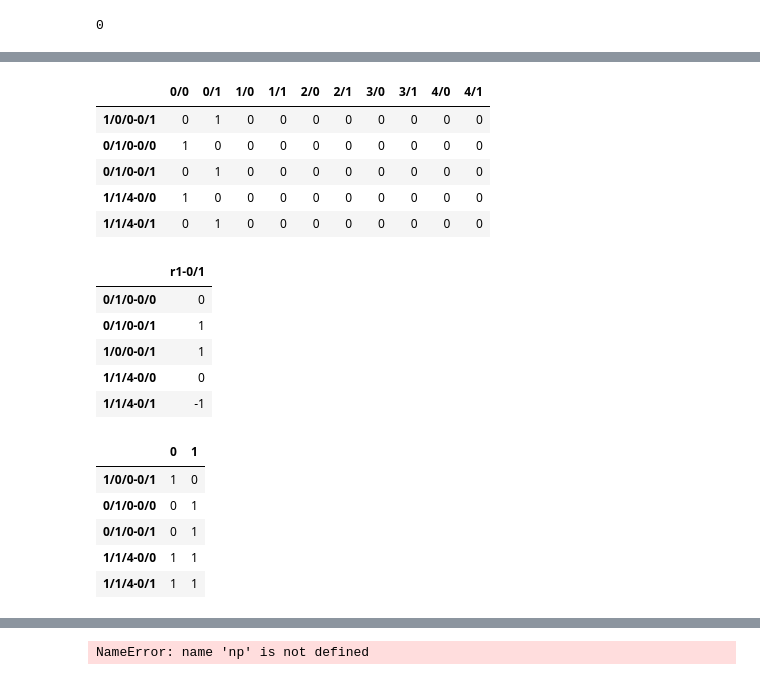
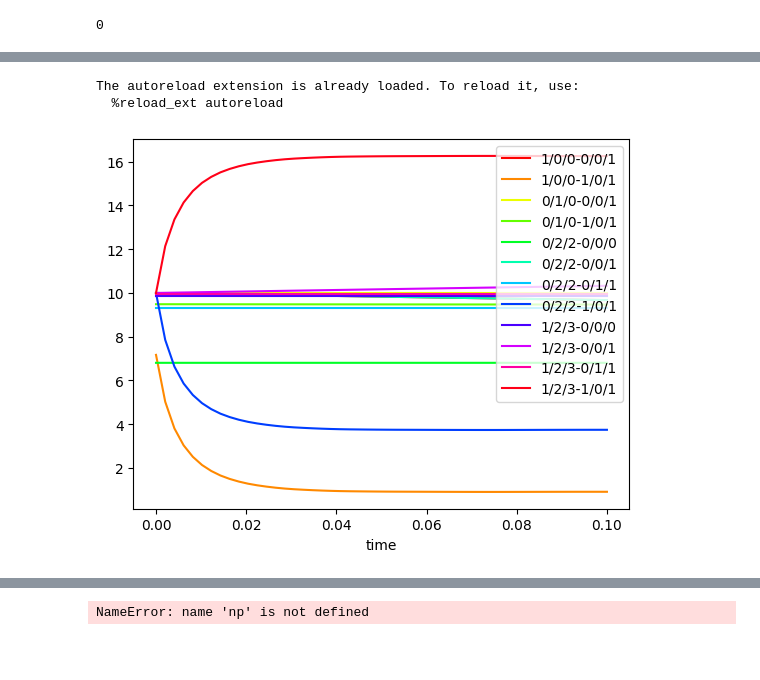
Before and after one commit to arizona95/BEAT, a Jupyter notebook: lab/experiment.ipynb, the cells around one changed output, grey strips where cells are left out. Drawn from its saved outputs; the diff is of its cells as text; code cells hidden in the pictures; blank space fills up the shorter version.

```diff
--- a/lab/experiment.ipynb
+++ b/lab/experiment.ipynb
@@ -202,27 +178,52 @@ model["x_0"]
-# %%
-model["S"]
-# %% [output]
-|  | 0/0 | 0/1 | 1/0 | 1/1 | 2/0 | 2/1 | 3/0 | 3/1 | 4/0 | 4/1 |
-| 1/0/0-0/1 | 0 | 1 | 0 | 0 | 0 | 0 | 0 | 0 | 0 | 0 |
-| 0/1/0-0/0 | 1 | 0 | 0 | 0 | 0 | 0 | 0 | 0 | 0 | 0 |
-| 0/1/0-0/1 | 0 | 1 | 0 | 0 | 0 | 0 | 0 | 0 | 0 | 0 |
-| 1/1/4-0/0 | 1 | 0 | 0 | 0 | 0 | 0 | 0 | 0 | 0 | 0 |
-| 1/1/4-0/1 | 0 | 1 | 0 | 0 | 0 | 0 | 0 | 0 | 0 | 0 |
-# %%
-model["M_"]
-# %% [output]
-|  | r1-0/1 |
-| 0/1/0-0/0 | 0 |
-| 0/1/0-0/1 | 1 |
-| 1/0/0-0/1 | 1 |
-| 1/1/4-0/0 | 0 |
-| 1/1/4-0/1 | -1 |
-# %%
-model["M"]
-# %% [output]
-|  | 0 | 1 |
-| 1/0/0-0/1 | 1 | 0 |
-| 0/1/0-0/0 | 0 | 1 |
-| 0/1/0-0/1 | 0 | 1 |
-| 1/1/4-0/0 | 1 | 1 |
-| 1/1/4-0/1 | 1 | 1 |
+# %%
+%load_ext autoreload
+%autoreload 2
+np.set_printoptions(precision=6, suppress=True)
+import os
+import neat
+import pickle
+import numpy as np
+from gene import Gene
+from simulator import Simulator
+from tf_neat.recurrent_net import RecurrentNet
+#np.set_printoptions(precision=6, suppress=True)
+
+def make_net(genome, config, bs):
+    return RecurrentNet.create(genome, config, bs)
+
+param = {
+    "g_c": 2,
+    "g_s": 3,
+    "max_state": 5,
+    "react_depth": 2,
+    "neuron_num": 6,
+    "input_num": 4,
+    "output_num": 1
+}
+
+config_path = os.path.join(os.path.dirname(os.path.abspath('')), "lab/neat.cfg")
+config = neat.Config(
+    neat.DefaultGenome,
+    neat.DefaultReproduction,
+    neat.DefaultSpeciesSet,
+    neat.DefaultStagnation,
+    config_path,
+)
+
+filepath = f"test_case"
+
+genome = ""
+with open(f"{filepath}\genome.JSON", 'rb') as fr:
+    genome = pickle.load(fr)
+
+net = make_net(genome, config, 1)
+gene = Gene(net, param)
+gene.expression()
+model = gene.model
+simulator = Simulator(model)
+simulator.run(0.1)
+simulator.visualize()
+# %% [output]
+The autoreload extension is already loaded. To reload it, use:
+  %reload_ext autoreload
+[figure, added]
```
Also changed, not shown: parts of 33 cells of this notebook, 19 other files.
